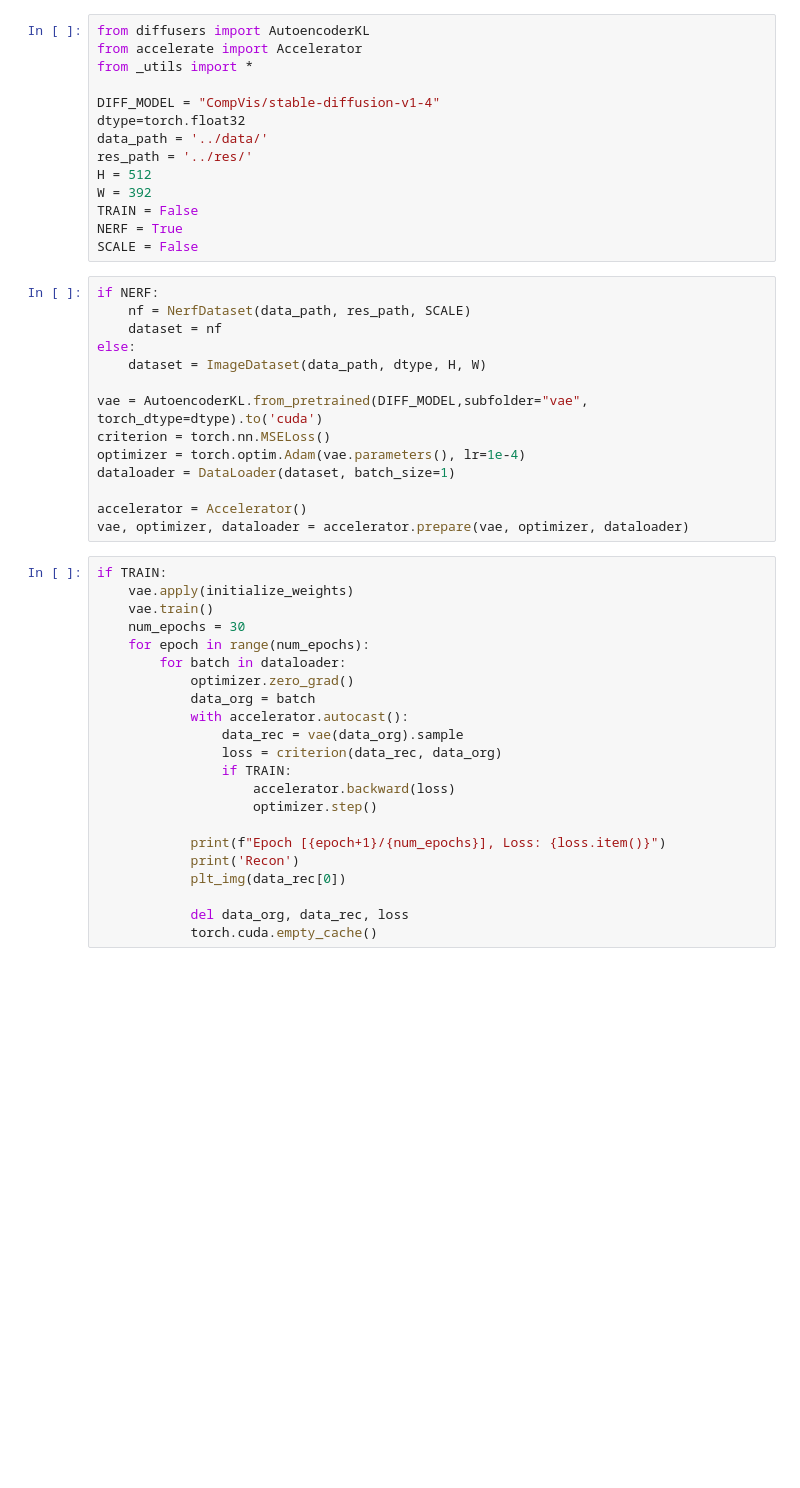
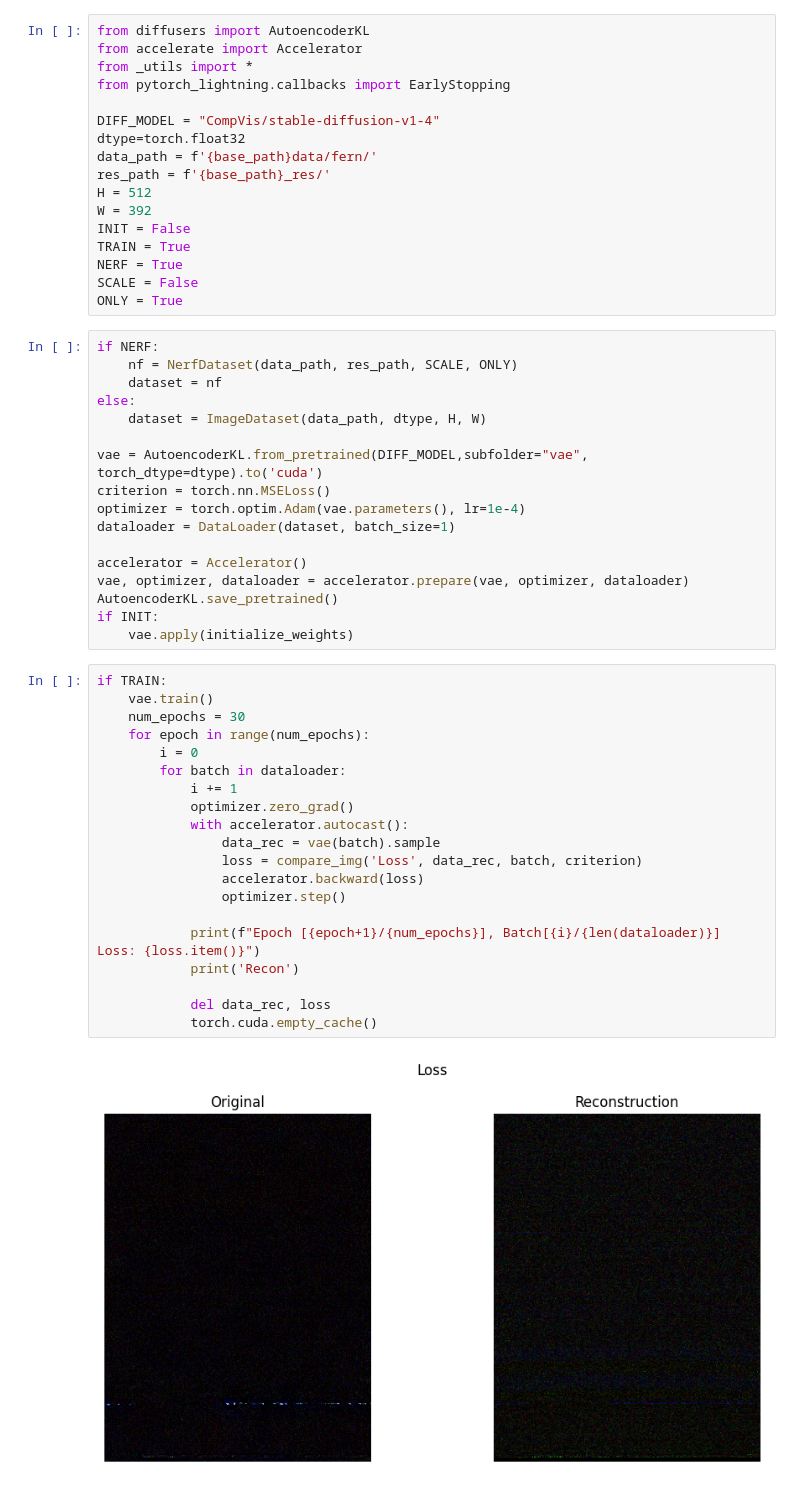
Before and after one commit to dinleo/SD-NeRF, a Jupyter notebook: vae/main.ipynb, the cells around one changed output. Saved outputs shown, nothing was run; the diff lists cells and outputs as text; blank space fills up the shorter version.

Commit message:
Nerf VAE Train

```diff
--- a/vae/main.ipynb
+++ b/vae/main.ipynb
@@ -2,19 +9,22 @@
 from diffusers import AutoencoderKL
 from accelerate import Accelerator
 from _utils import *
+from pytorch_lightning.callbacks import EarlyStopping
 
 DIFF_MODEL = "CompVis/stable-diffusion-v1-4"
 dtype=torch.float32
-data_path = '../data/'
-res_path = '../res/'
+data_path = f'{base_path}data/fern/'
+res_path = f'{base_path}_res/'
 H = 512
 W = 392
-TRAIN = False
+INIT = False
+TRAIN = True
 NERF = True
 SCALE = False
+ONLY = True
 # %%
 if NERF:
-    nf = NerfDataset(data_path, res_path, SCALE)
+    nf = NerfDataset(data_path, res_path, SCALE, ONLY)
     dataset = nf
 else:
     dataset = ImageDataset(data_path, dtype, H, W)
@@ -26,25 +36,28 @@ dataloader = DataLoader(dataset, batch_size=1)
 
 accelerator = Accelerator()
 vae, optimizer, dataloader = accelerator.prepare(vae, optimizer, dataloader)
+AutoencoderKL.save_pretrained()
+if INIT:
+    vae.apply(initialize_weights)
 # %%
 if TRAIN:
-    vae.apply(initialize_weights)
     vae.train()
     num_epochs = 30
     for epoch in range(num_epochs):
+        i = 0
         for batch in dataloader:
+            i += 1
             optimizer.zero_grad()
-            data_org = batch
             with accelerator.autocast():
-                data_rec = vae(data_org).sample
-                loss = criterion(data_rec, data_org)
-                if TRAIN:
-                    accelerator.backward(loss)
-                    optimizer.step()
+                data_rec = vae(batch).sample
+                loss = compare_img('Loss', data_rec, batch, criterion)
+                accelerator.backward(loss)
+                optimizer.step()
 
-            print(f"Epoch [{epoch+1}/{num_epochs}], Loss: {loss.item()}")
+            print(f"Epoch [{epoch+1}/{num_epochs}], Batch[{i}/{len(dataloader)}] Loss: {loss.item()}")
             print('Recon')
-            plt_img(data_rec[0])
 
-            del data_org, data_rec, loss
+            del data_rec, loss
             torch.cuda.empty_cache()
+# %% [output]
+[figure, added]
```
Also changed, not shown: parts of 5 cells of this notebook, 12 other files.
